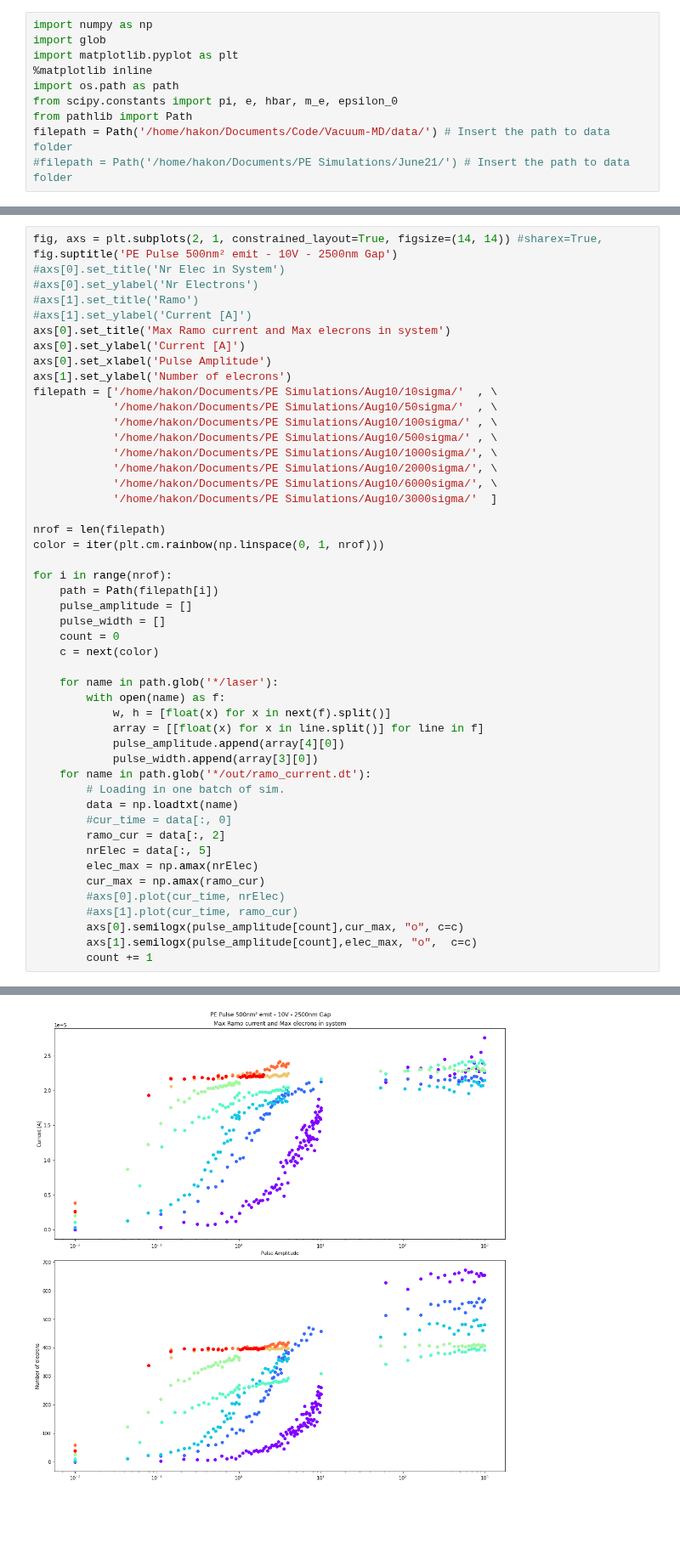
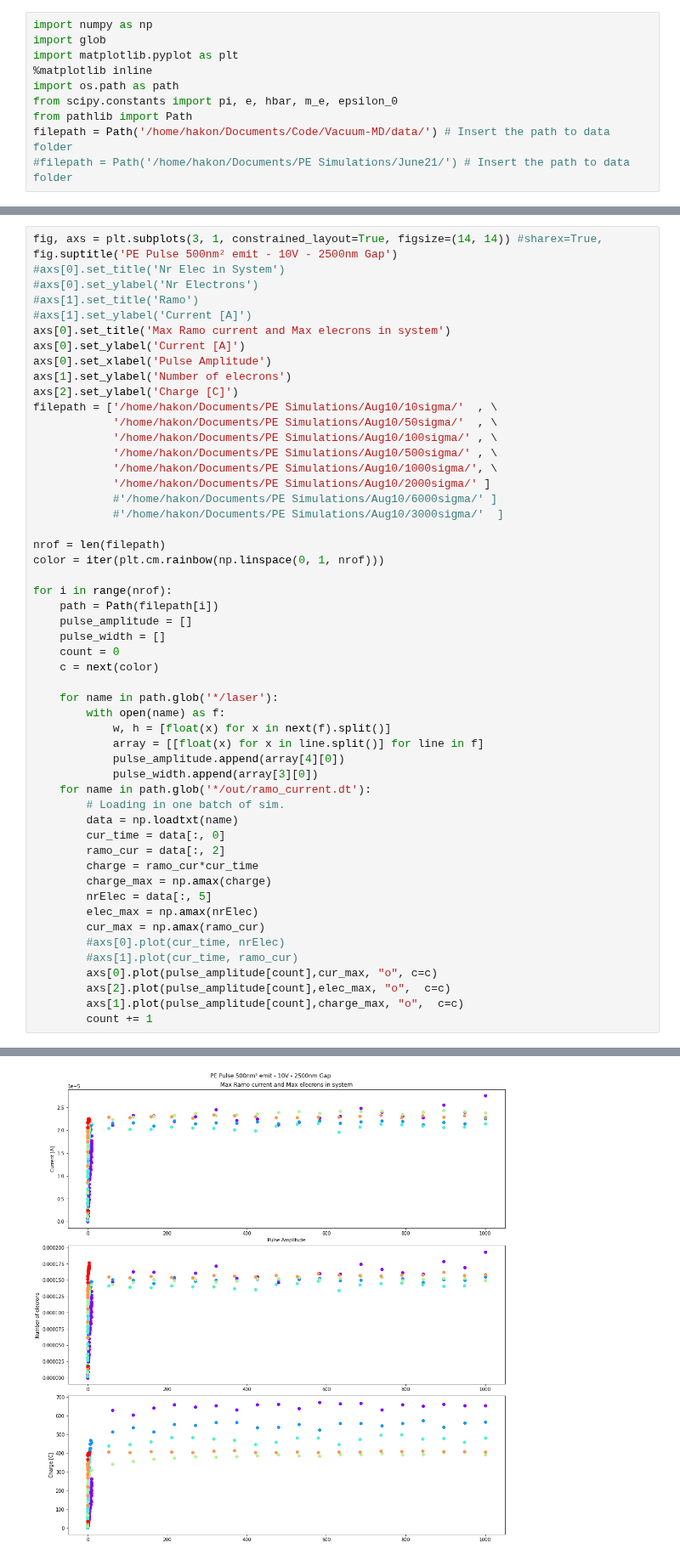
Before and after one commit to NanoPhysicsCenter/RUMDEED, a Jupyter notebook: scripts/density plots/Batch_current_analysis.ipynb, the cells around one changed output, grey strips where cells are left out. Shown at 85% size. Drawn from its saved outputs; the diff is of its cells as text; blank space fills up the shorter version.

```diff
--- a/scripts/density plots/Batch_current_analysis.ipynb
+++ b/scripts/density plots/Batch_current_analysis.ipynb
@@ -34,5 +31,5 @@ print(pulse_width)
 # %%
-fig, axs = plt.subplots(2, 1, constrained_layout=True, figsize=(14, 14)) #sharex=True,
+fig, axs = plt.subplots(3, 1, constrained_layout=True, figsize=(14, 14)) #sharex=True,
 fig.suptitle('PE Pulse 500nm² emit - 10V - 2500nm Gap')
 #axs[0].set_title('Nr Elec in System')
 #axs[0].set_ylabel('Nr Electrons')
@@ -42,14 +39,15 @@ axs[0].set_title('Max Ramo current and Max elecrons in system')
 axs[0].set_ylabel('Current [A]')
 axs[0].set_xlabel('Pulse Amplitude')
 axs[1].set_ylabel('Number of elecrons')
+axs[2].set_ylabel('Charge [C]')
 filepath = ['/home/hakon/Documents/PE Simulations/Aug10/10sigma/'  , \
             '/home/hakon/Documents/PE Simulations/Aug10/50sigma/'  , \
             '/home/hakon/Documents/PE Simulations/Aug10/100sigma/' , \
             '/home/hakon/Documents/PE Simulations/Aug10/500sigma/' , \
             '/home/hakon/Documents/PE Simulations/Aug10/1000sigma/', \
-            '/home/hakon/Documents/PE Simulations/Aug10/2000sigma/', \
-            '/home/hakon/Documents/PE Simulations/Aug10/6000sigma/', \
-            '/home/hakon/Documents/PE Simulations/Aug10/3000sigma/'  ]
+            '/home/hakon/Documents/PE Simulations/Aug10/2000sigma/' ]
+            #'/home/hakon/Documents/PE Simulations/Aug10/6000sigma/' ]
+            #'/home/hakon/Documents/PE Simulations/Aug10/3000sigma/'  ]
 
 nrof = len(filepath)
 color = iter(plt.cm.rainbow(np.linspace(0, 1, nrof)))
@@ -70,14 +68,17 @@ for i in range(nrof):
     for name in path.glob('*/out/ramo_current.dt'):
         # Loading in one batch of sim.
         data = np.loadtxt(name)
-        #cur_time = data[:, 0]
+        cur_time = data[:, 0]
         ramo_cur = data[:, 2]
+        charge = ramo_cur*cur_time
+        charge_max = np.amax(charge)
         nrElec = data[:, 5]
         elec_max = np.amax(nrElec)
         cur_max = np.amax(ramo_cur)
         #axs[0].plot(cur_time, nrElec)
         #axs[1].plot(cur_time, ramo_cur)
-        axs[0].semilogx(pulse_amplitude[count],cur_max, "o", c=c)
-        axs[1].semilogx(pulse_amplitude[count],elec_max, "o",  c=c)
+        axs[0].plot(pulse_amplitude[count],cur_max, "o", c=c)
+        axs[2].plot(pulse_amplitude[count],elec_max, "o",  c=c)
+        axs[1].plot(pulse_amplitude[count],charge_max, "o",  c=c)
         count += 1
 # %% [output]
@@ -85,4 +85,4 @@ ValueError: could not convert string to float: '1.3130+101'
-[figure, old version]
+[figure, new version]
 # %%
 fig, axs = plt.subplots(2, 1, constrained_layout=True, figsize=(14, 14)) #sharex=True,
 fig.suptitle('PE Pulse 500nm² emit - 10V - 2500nm Gap - 50σ')
```
Also changed, not shown: parts of 2 cells of this notebook, 8 other files.
